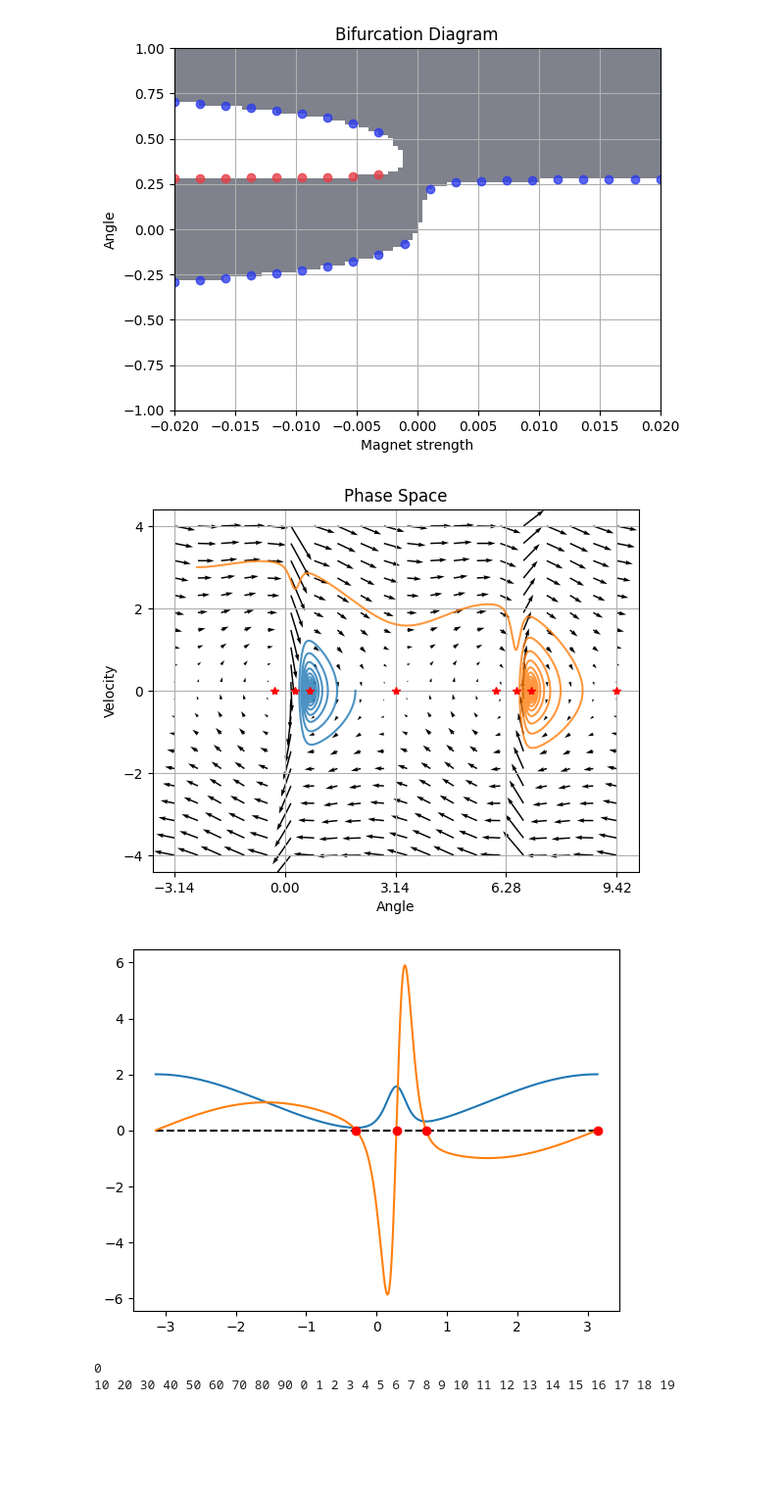
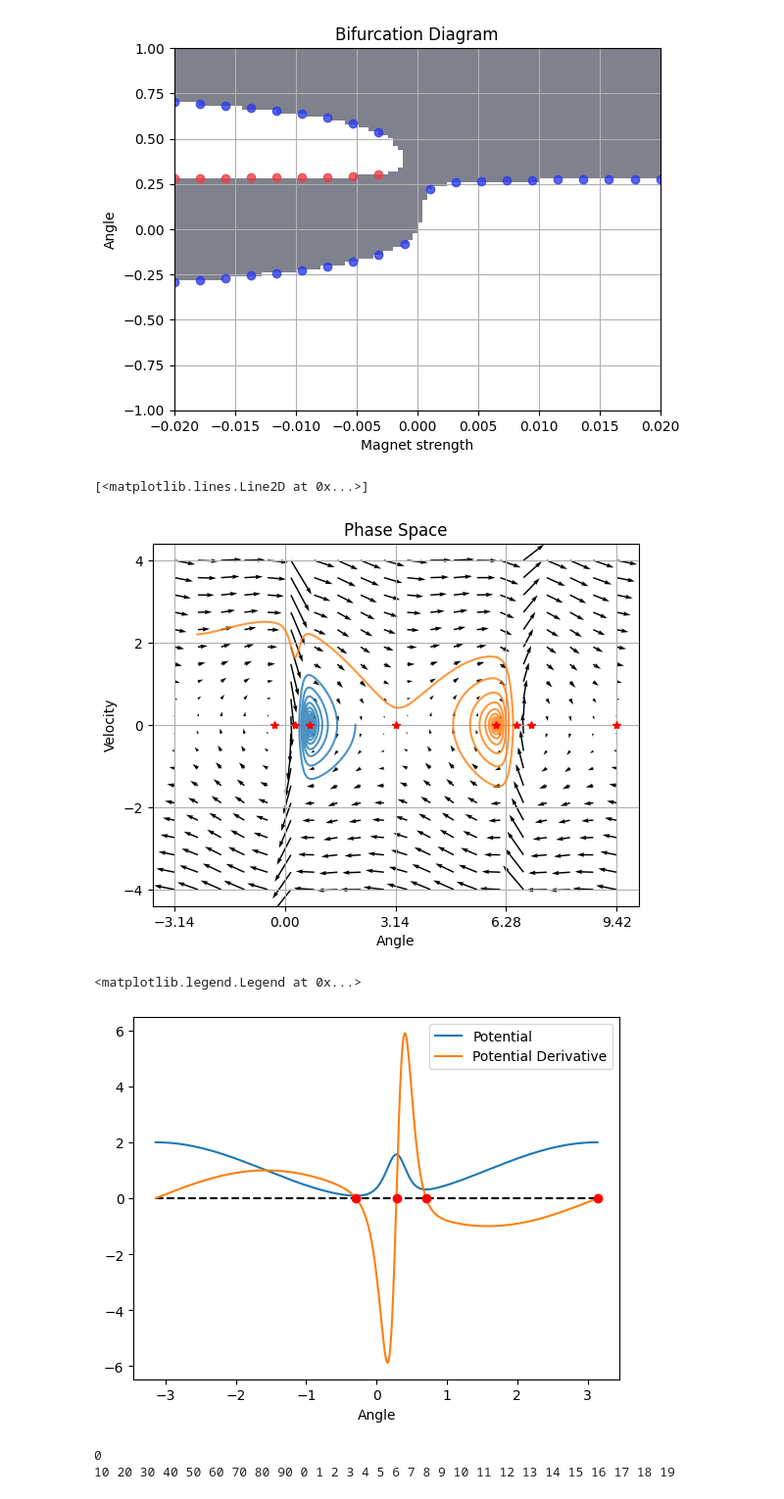
Before and after one commit to Dobel26/MagneticPendulum, a Jupyter notebook: new_sim.ipynb, the cells around one changed output. Shown at 98% size. Drawn from its saved outputs; the diff is of its cells as text; code cells hidden in the pictures; blank space fills up the shorter version.

Commit message:
More plots

```diff
--- a/new_sim.ipynb
+++ b/new_sim.ipynb
@@ -145,7 +145,7 @@ class System:
             fig, ax = plt.subplots()
 
         angles = np.linspace(-np.pi, np.pi, resolution)
-        ax.plot(angles, self.potential(angles), color=color)
+        ax.plot(angles, self.potential(angles), color=color, label="Potential")
 
     def plot_potential_derivative(self, ax=None, color=None, resolution=500):
         # Plot the derivative of the potential energy as a function of angle
@@ -153,7 +153,7 @@ class System:
             fig, ax = plt.subplots()
 
         angles = np.linspace(-np.pi, np.pi, resolution)
-        ax.plot(angles, self.potential_derivative(angles), color=color)
+        ax.plot(angles, self.potential_derivative(angles), color=color, label="Potential Derivative")
 
         # ax.set_xlabel("Angle")
         # ax.set_ylabel("Potential")
@@ -441,25 +441,29 @@ s.velocity = 0
 s.solve()
 s.plot_phase_trajectory(ax=ax, alpha=0.8)
 s.angle = -2.5
-s.velocity = 3
+s.velocity = 2.2
 s.solve()
 s.plot_phase_trajectory(ax=ax, alpha=0.8)
 
 ax.plot(critical_angles_plotting, np.zeros_like(critical_angles_plotting), '*', color="red")
 
-plt.savefig("phase_off-center.pdf")
+# plt.savefig("phase_off-center.pdf")
 # %% [output]
+[<matplotlib.lines.Line2D at 0x...>]
-[figure, old version]
+[figure, new version]
 # %%
 fig, ax = plt.subplots()
-ax.plot([-np.pi, np.pi], [0, 0], "k--")
+ax.plot([-np.pi, np.pi], [0, 0], "k--")#, label="Zero")
 s.plot_potential(ax=ax)
 s.plot_potential_derivative(ax=ax)
 ax.plot(critical_angles, [0] * len(critical_angles), "ro")
+ax.set_xlabel("Angle")
+ax.legend()
 
-plt.savefig("pot_off-center.pdf")
+# plt.savefig("pot_off-center.pdf")
 # %% [output]
+<matplotlib.legend.Legend at 0x...>
-[figure, old version]
+[figure, new version]
 # %%
 strength = 1
 angle_range = [-2, 2]
```
Also changed, not shown: parts of 3 cells of this notebook, 14 other files.
